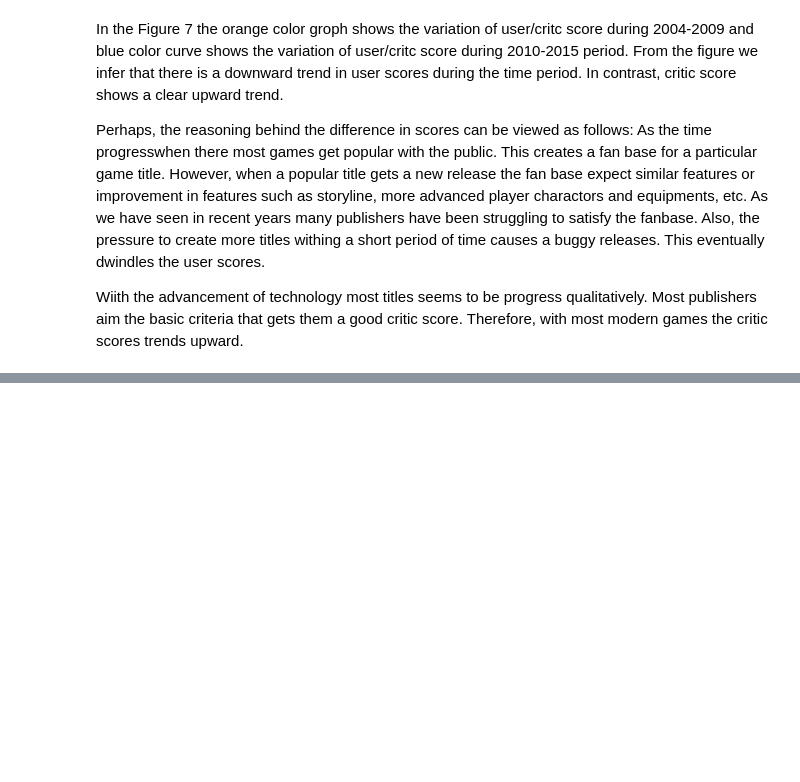
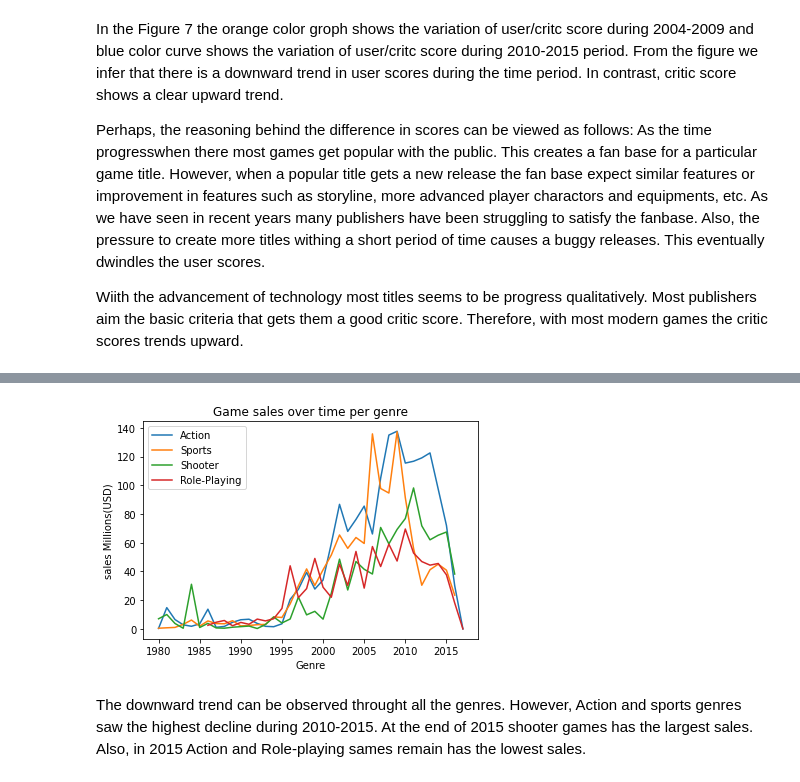
Before and after one commit to ayeshnayana/EDA_Video_game_sales-ratings, a Jupyter notebook: EDA on video game sales and ratings.ipynb, the cells around one changed output, grey strips where cells are left out. Cells and saved outputs as stored; diff of their text form; code cells hidden in the pictures; blank space fills up the shorter version.

```diff
--- a/EDA on video game sales and ratings.ipynb
+++ b/EDA on video game sales and ratings.ipynb
@@ -459,0 +484,18 @@ Wiith the advancement of technology most titles seems to be progress qualitative
+# %%
+sales_fig_genre = {}
+
+for genre in game_sales['Genre'].unique():
+    sales_fig_genre[genre] = game_sales[game_sales['Genre'] == genre].groupby('Year_of_Release')['Global_Sales'].sum()
+
+# Plot the variation of sales for 4 genres that have largest sales
+fig, ax = plt.subplots()
+for genre in largest_sales_genre.keys():
+    sales_fig_genre[genre].plot(label = genre)
+    ax.set_xlabel('Genre')
+    ax.set_ylabel('sales Millions(USD)')
+    ax.set_title('Game sales over time per genre')
+    ax.legend()
+# %% [output]
+[figure, added]
+# %% [markdown]
+The downward trend can be observed throught all the genres. However, Action and sports genres saw the highest decline during 2010-2015. At the end of 2015 shooter games has the largest sales. Also, in 2015 Action and Role-playing sames remain has the lowest sales.
```
Also changed, not shown: parts of 30 cells of this notebook.
